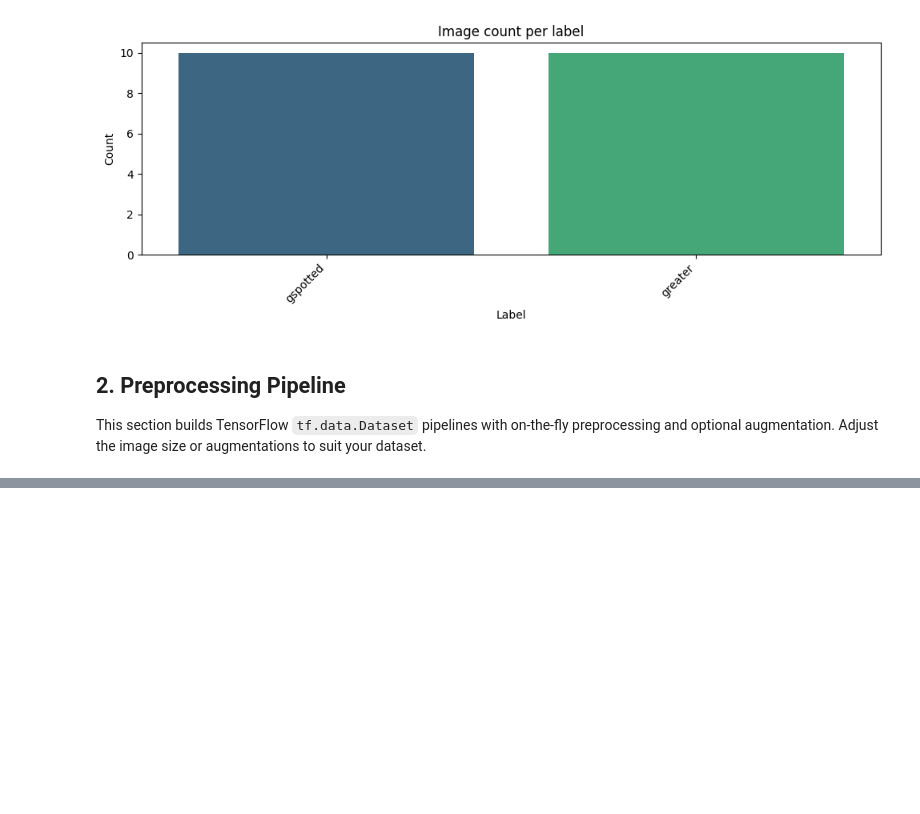
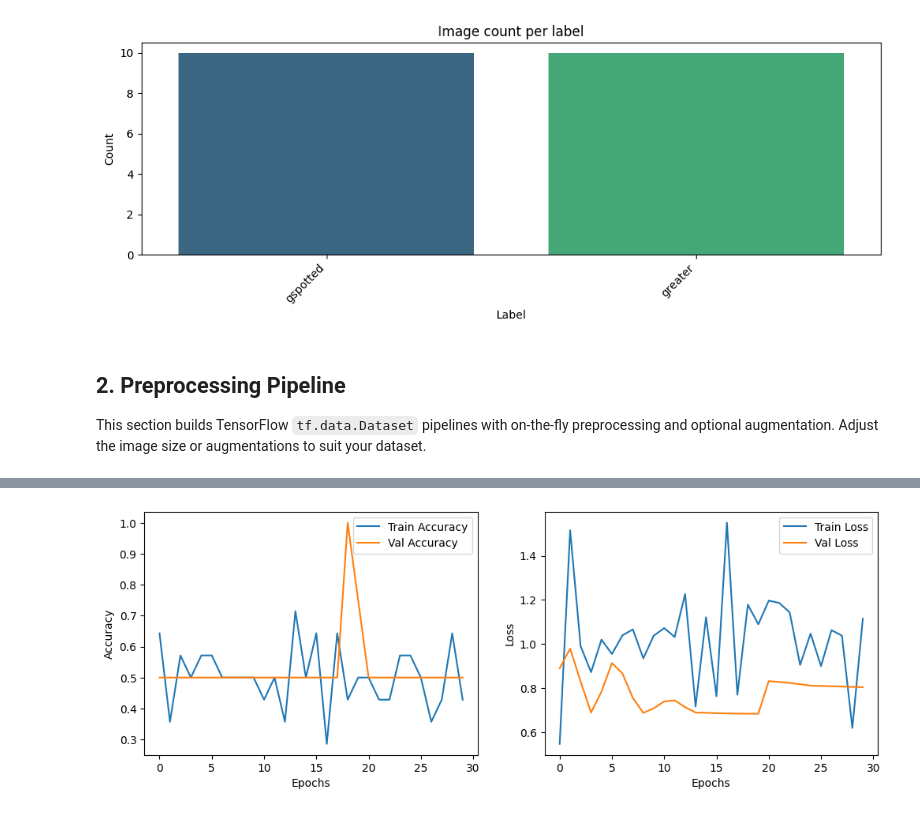
Before and after one commit to regional-specter/NextGen-Innovators, a Jupyter notebook: ML Model/visual-model.ipynb, the cells around one changed output, grey strips where cells are left out. Drawn from its saved outputs; the diff is of its cells as text; code cells hidden in the pictures; blank space fills up the shorter version.

Commit message:
Updated visual detection code

```diff
--- a/ML Model/visual-model.ipynb
+++ b/ML Model/visual-model.ipynb
@@ -22,6 +22,7 @@ from tensorflow.keras import layers
 
 import matplotlib.pyplot as plt
 import seaborn as sns
+from sklearn.metrics import classification_report, confusion_matrix
 
 # Optional: used later for webcam capture
 try:
@@ -31,7 +32,7 @@ except ImportError:
     print("OpenCV (cv2) not found. Webcam inference cell will guide you through installing it.")
 
 # Configure paths
-PROJECT_ROOT = Path("/Users/raoabdul/Documents/Development/NextGen-Innovators/Ml Model")
+PROJECT_ROOT = Path("/Users/raoabdul/Documents/Development/NextGen-Innovators/ML Model")
 IMAGE_DIR = PROJECT_ROOT / "images"
 ARTIFACT_DIR = PROJECT_ROOT / "artifacts"
 ARTIFACT_DIR.mkdir(parents=True, exist_ok=True)
@@ -183,9 +182,9 @@ Passing `palette` without assigning `hue` is deprecated and will be removed in v
 
 This section builds TensorFlow `tf.data.Dataset` pipelines with on-the-fly preprocessing and optional augmentation. Adjust the image size or augmentations to suit your dataset.
 # %%
-IMG_SIZE = (224, 224)         # Standard image size for CNNs (e.g., EfficientNet, ResNet)
-BATCH_SIZE = 4                # Number of images that are processed at a time
-AUTOTUNE = tf.data.AUTOTUNE   # Lets TensorFlow optimize pipeline speed automatically
+IMG_SIZE = (224, 224)
+BATCH_SIZE = 16
+AUTOTUNE = tf.data.AUTOTUNE
 
 
 def load_image(path: tf.Tensor) -> tf.Tensor:
@@ -204,10 +203,10 @@ def build_dataset(
     aggressive_augment: bool = False,
     very_small_dataset: bool = False,
 ) -> tf.data.Dataset:
-    paths = df["path"].astype(str).values
-    labels = df["label"].map(class_to_index).values
+    paths = df["path"] .astype(str).values
+    labels = df["label"] .map(class_to_index).values
 
-    ds = tf.data.Dataset.from_tensor_slices((paths, labels)) # constructing a TensorFlow dataset pipeline from dataframe
+    ds = tf.data.Dataset.from_tensor_slices((paths, labels))
 
     def _load_and_preprocess(path, label):
         image = load_image(path)
@@ -276,8 +275,8 @@ def augment_image(image: tf.Tensor, aggressive: bool = True, very_small_dataset:
     return image
 
 
-def prepare_datasets(df: pd.DataFrame): # splitting the dataset and deciding how much augmentation to apply
-    labels = sorted(df["label"].unique())
+def prepare_datasets(df: pd.DataFrame):
+    labels = sorted(df["label"] .unique())
     class_to_index = {label: idx for idx, label in enumerate(labels)}
     index_to_class = {idx: label for label, idx in class_to_index.items()}
 
@@ -299,8 +298,8 @@ def prepare_datasets(df: pd.DataFrame): # splitting the dataset and deciding how
         aggressive_augment=use_aggressive_aug,
         very_small_dataset=use_very_small_aug
     )
-    val_ds = build_dataset(val_df, class_to_index, augment=False) if len(val_df) else None
-    test_ds = build_dataset(test_df, class_to_index, augment=False) if len(test_df) else None
+    val_ds = build_dataset(val_df, class_to_index, augment=False) if len(val_df) > 0 else None
+    test_ds = build_dataset(test_df, class_to_index, augment=False) if len(test_df) > 0 else None
 
     return {
         "train": train_ds,
@@ -323,0 +468,17 @@ Split counts -> train: 14, val: 2, test: 4
+# %%
+def plot_history(history: dict) -> None:
+    metrics = ["accuracy", "loss"]
+    plt.figure(figsize=(12, 4))
+    for i, metric in enumerate(metrics):
+        plt.subplot(1, 2, i + 1)
+        plt.plot(history[metric], label=f"Train {metric.capitalize()}")
+        plt.plot(history[f'val_{metric}'], label=f"Val {metric.capitalize()}")
+        plt.xlabel("Epochs")
+        plt.ylabel(metric.capitalize())
+        plt.legend()
+    plt.show()
+
+if history:
+    plot_history(history)
+# %% [output]
+[figure, added]
```
Also changed, not shown: parts of 12 cells of this notebook, 3 other files.
